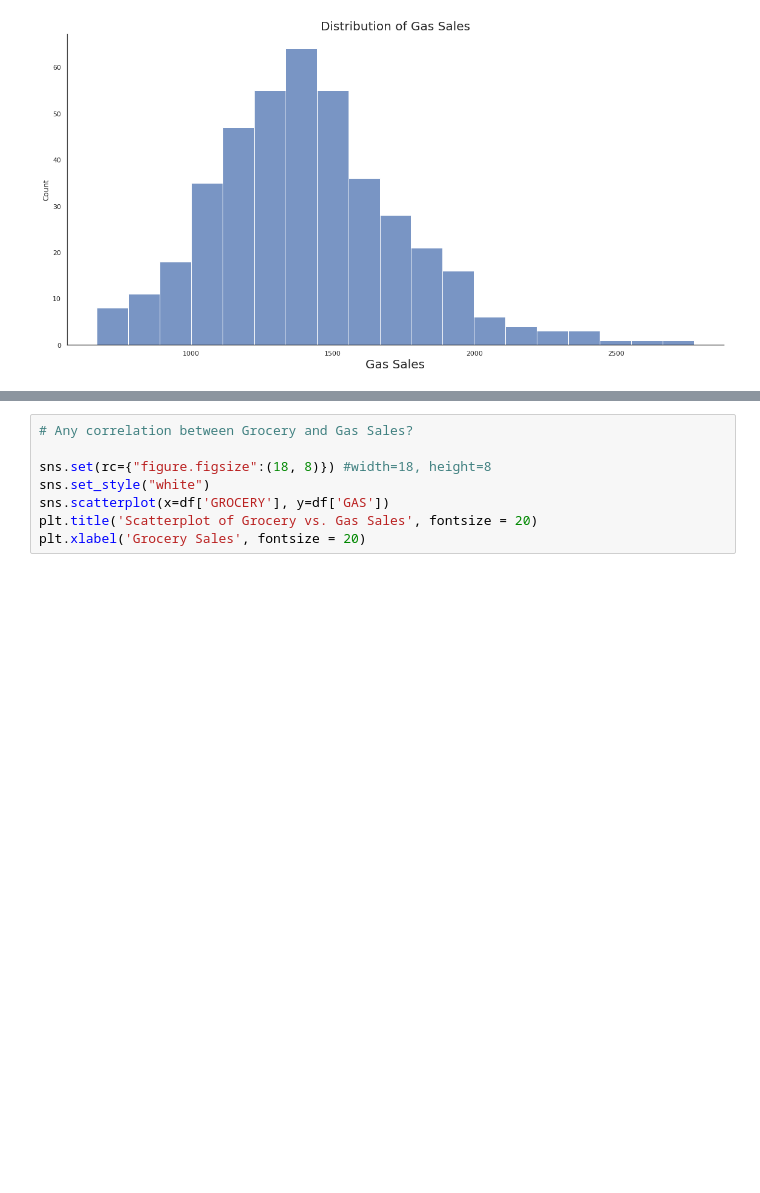
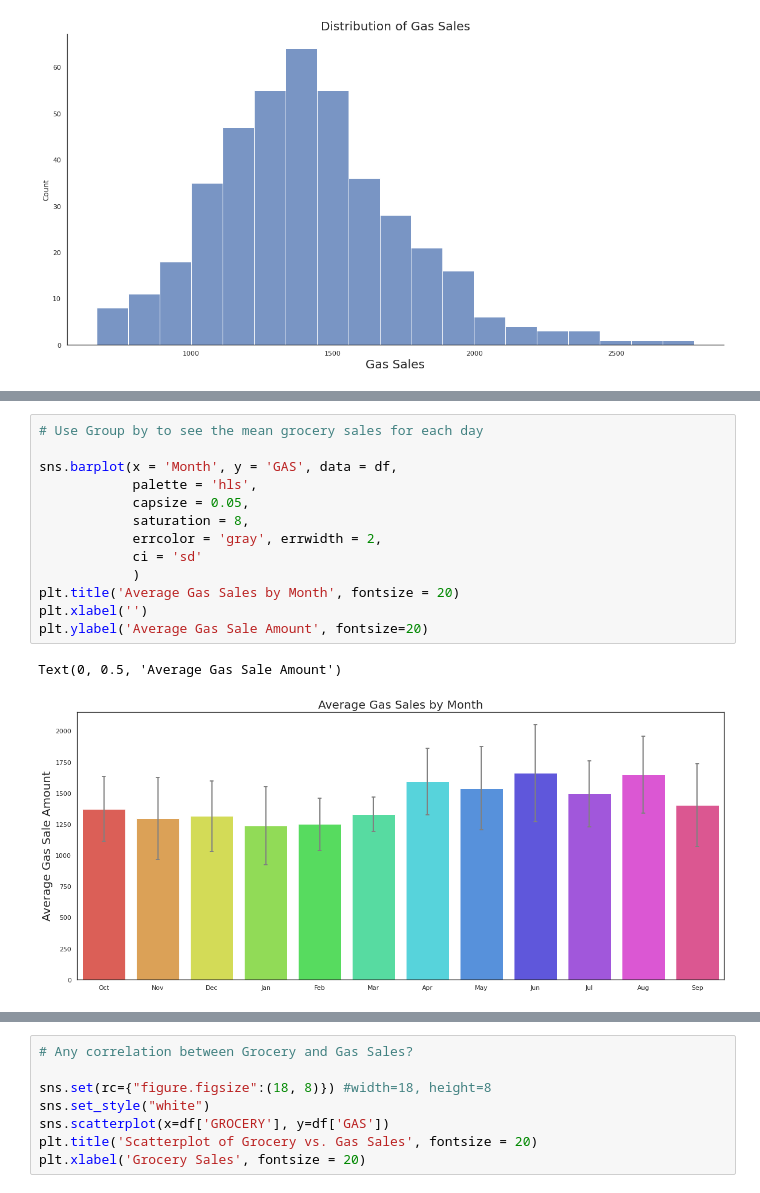
Before and after one commit to imad3k/Gas_station_analysis, a Jupyter notebook: c_store_test.ipynb, the cells around one changed output, grey strips where cells are left out. Drawn from its saved outputs; the diff is of its cells as text; blank space fills up the shorter version.

```diff
--- a/c_store_test.ipynb
+++ b/c_store_test.ipynb
@@ -178,0 +295,16 @@ Text(0.5, 8.960000000000022, 'Gas Sales')
+# %%
+# Use Group by to see the mean grocery sales for each day
+
+sns.barplot(x = 'Month', y = 'GAS', data = df,
+            palette = 'hls',
+            capsize = 0.05,
+            saturation = 8,
+            errcolor = 'gray', errwidth = 2,
+            ci = 'sd'
+            )
+plt.title('Average Gas Sales by Month', fontsize = 20)
+plt.xlabel('')
+plt.ylabel('Average Gas Sale Amount', fontsize=20)
+# %% [output]
+Text(0, 0.5, 'Average Gas Sale Amount')
+[figure, added]
```
Also changed, not shown: parts of 24 cells of this notebook.
